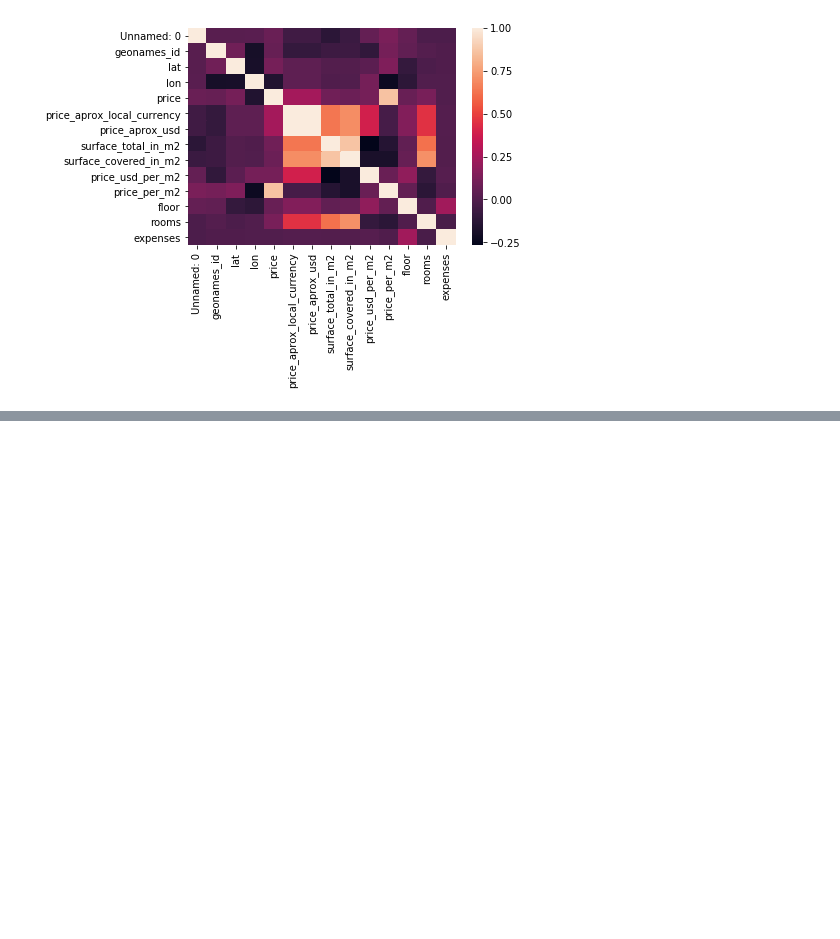
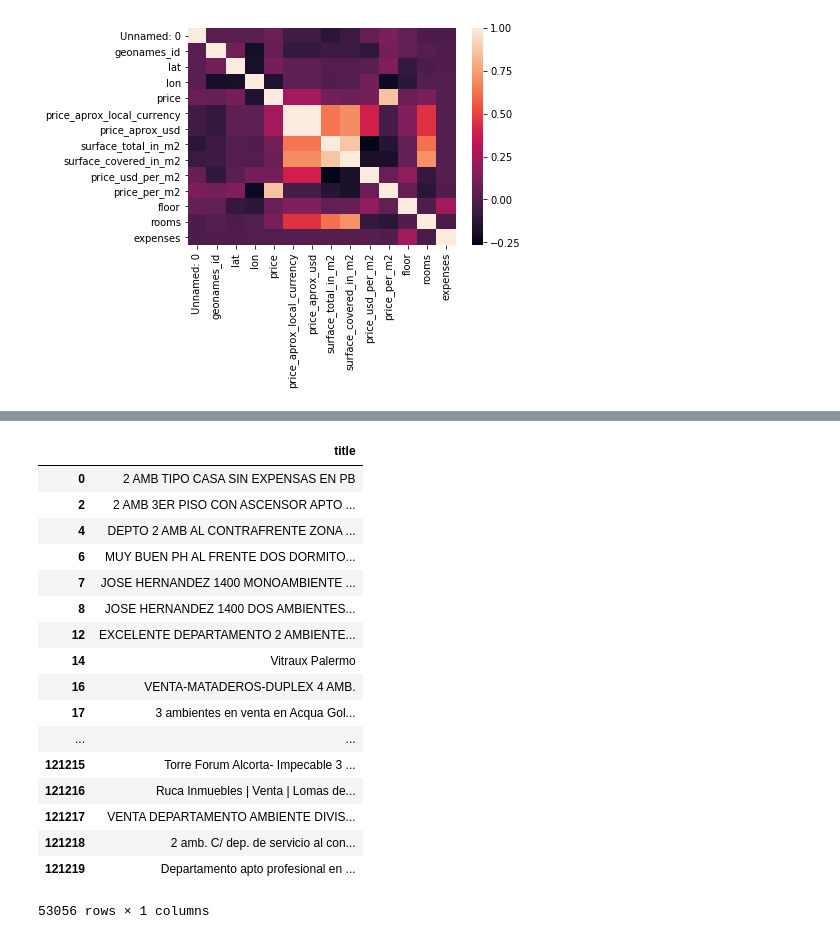
Before and after one commit to Villamaru/stunning-octo-waffle, a Jupyter notebook: 2-Modificacion_de_datos.ipynb, the cells around one changed output, grey strips where cells are left out. Drawn from its saved outputs; the diff is of its cells as text; code cells hidden in the pictures; blank space fills up the shorter version.

```diff
--- a/2-Modificacion_de_datos.ipynb
+++ b/2-Modificacion_de_datos.ipynb
@@ -51,0 +113,21 @@ sns.heatmap(properati.corr())
+# %%
+prop_test
+# %% [output]
+|  | title |
+| 0 | 2 AMB TIPO CASA SIN EXPENSAS EN PB |
+| 2 | 2 AMB 3ER PISO CON ASCENSOR APTO ... |
+| 4 | DEPTO 2 AMB AL CONTRAFRENTE ZONA ... |
+| 6 | MUY BUEN PH AL FRENTE DOS DORMITO... |
+| 7 | JOSE HERNANDEZ 1400 MONOAMBIENTE ... |
+| 8 | JOSE HERNANDEZ 1400 DOS AMBIENTES... |
+| 12 | EXCELENTE DEPARTAMENTO 2 AMBIENTE... |
+| 14 | Vitraux Palermo |
+| 16 | VENTA-MATADEROS-DUPLEX 4 AMB. |
+| 17 | 3 ambientes en venta en Acqua Gol... |
+| ... | ... |
+| 121215 | Torre Forum Alcorta- Impecable 3 ... |
+| 121216 | Ruca Inmuebles | Venta | Lomas de... |
+| 121217 | VENTA DEPARTAMENTO AMBIENTE DIVIS... |
+| 121218 | 2 amb. C/ dep. de servicio al con... |
+| 121219 | Departamento apto profesional en ... |
+53056 rows × 1 columns
```
Also changed, not shown: parts of 9 cells of this notebook, 1 other file.
